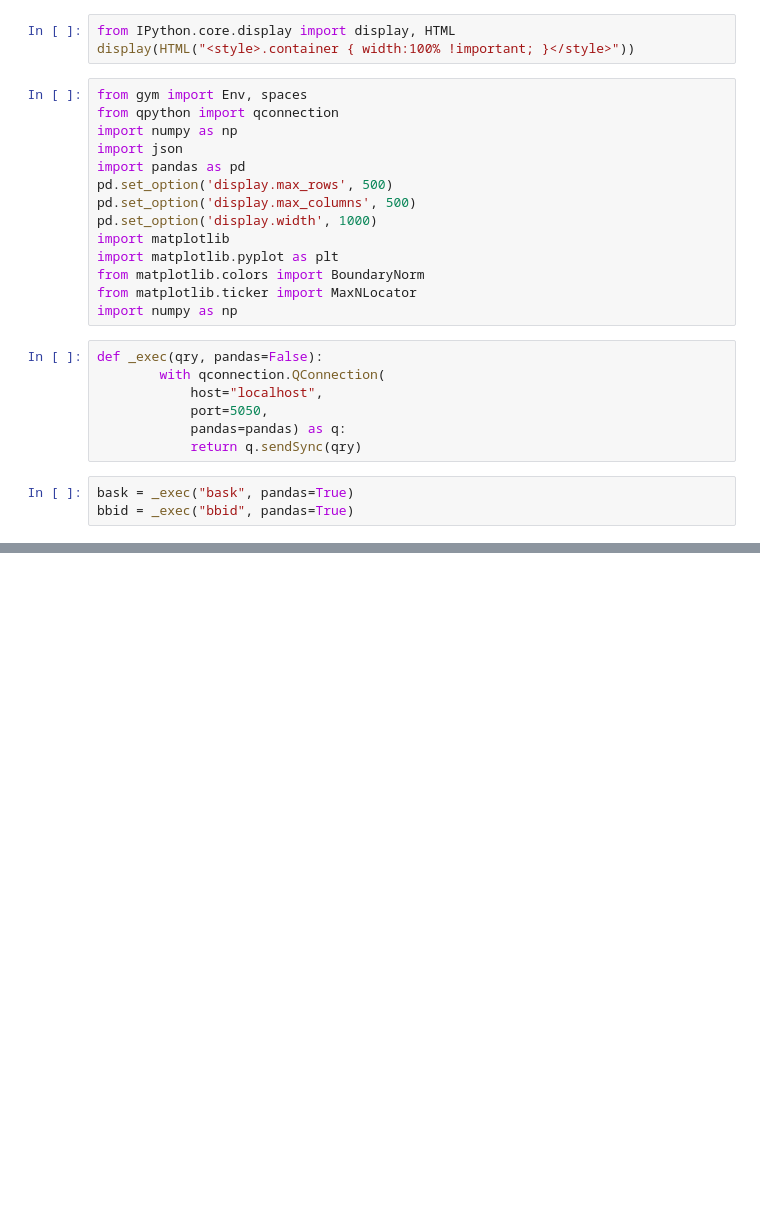
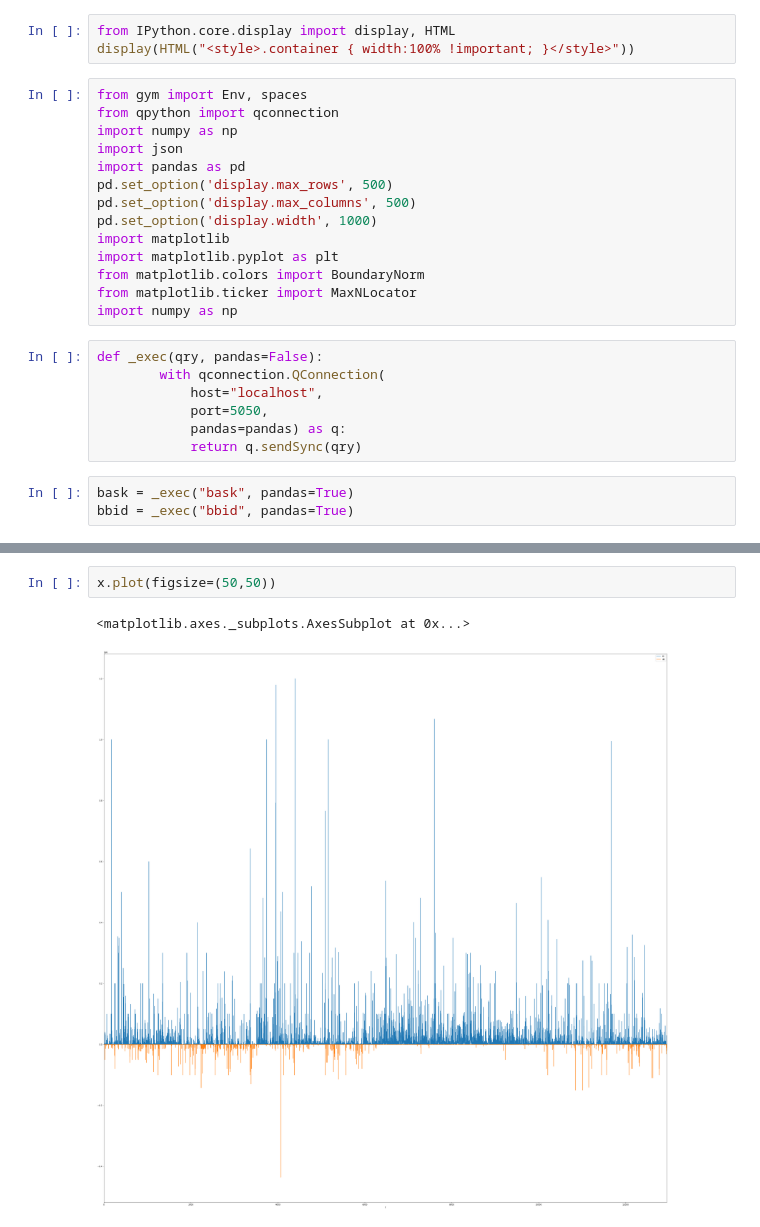
Before and after one commit to bradkyle/Qenv, a Jupyter notebook: notebooks/BitmexIce.ipynb, the cells around one changed output, grey strips where cells are left out. Cells and saved outputs as stored; diff of their text form; blank space fills up the shorter version.

```diff
--- a/notebooks/BitmexIce.ipynb
+++ b/notebooks/BitmexIce.ipynb
@@ -27,0 +37,5 @@ bbid = _exec("bbid", pandas=True)
+# %%
+x.plot(figsize=(50,50))
+# %% [output]
+<matplotlib.axes._subplots.AxesSubplot at 0x...>
+[figure, added]
```
Also changed, not shown: parts of 3 cells of this notebook, 8 other files.
